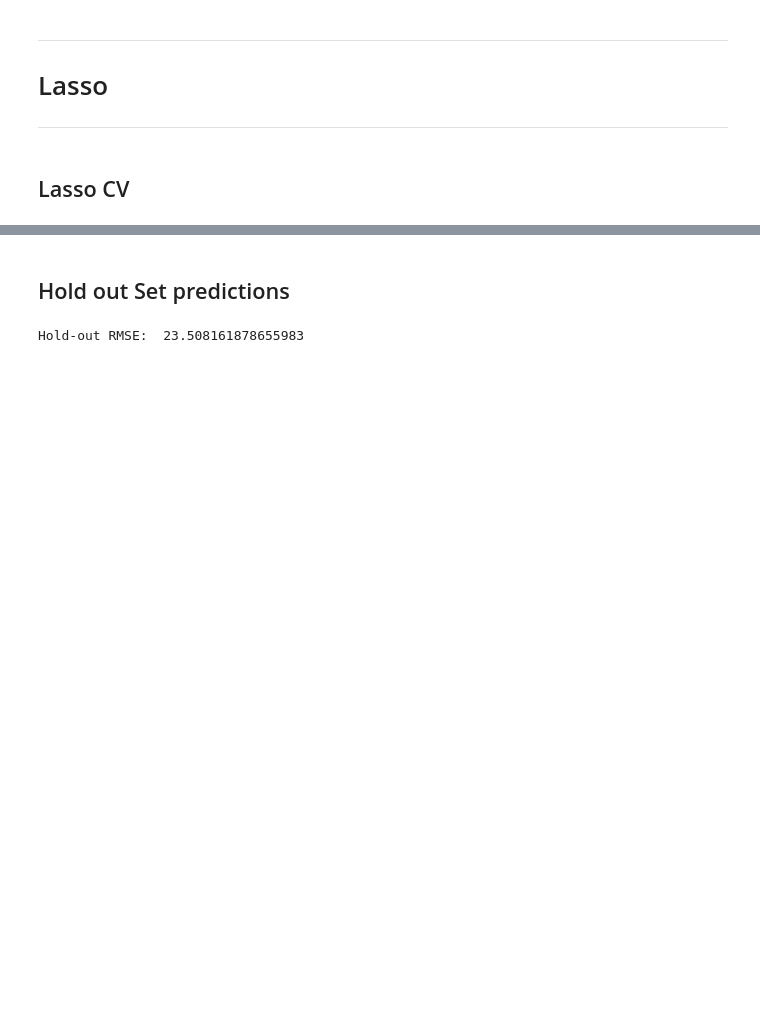
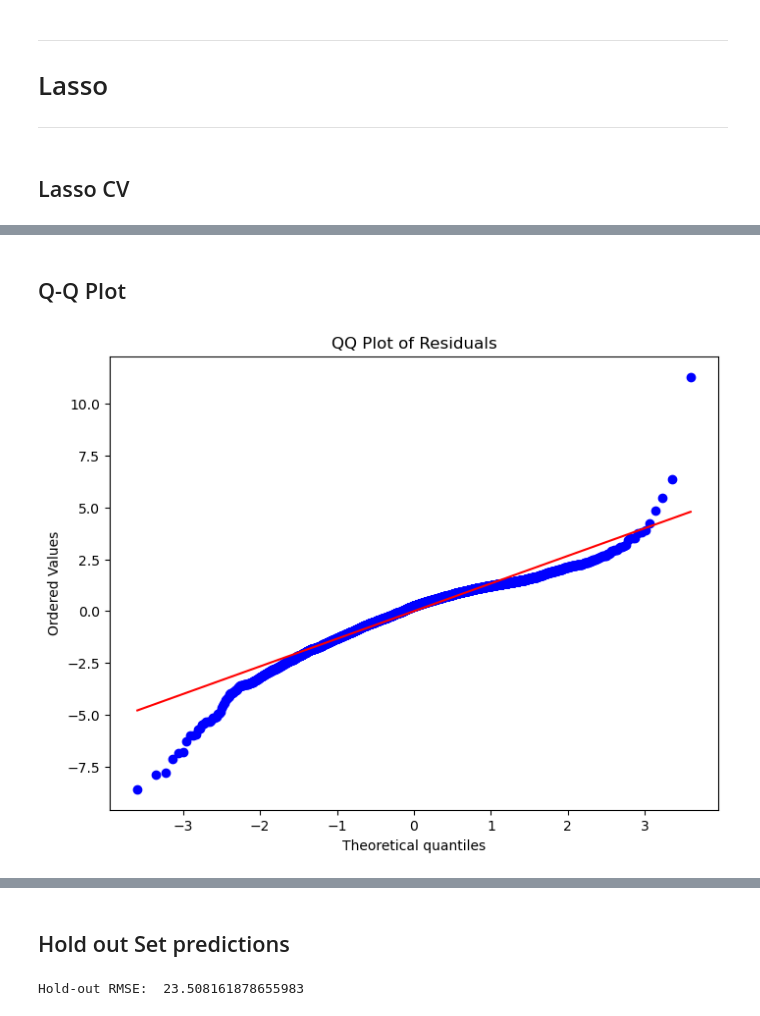
Before and after one commit to joeyhdz/super_conductor-regression, a Jupyter notebook: superconductor.ipynb, the cells around one changed output, grey strips where cells are left out. Drawn from its saved outputs; the diff is of its cells as text; code cells hidden in the pictures; blank space fills up the shorter version.

```diff
--- a/superconductor.ipynb
+++ b/superconductor.ipynb
@@ -239,0 +256,11 @@ Cross-Validation RMSE using cross_val_predict 17.615726908951018
+# %% [markdown]
+## Q-Q Plot
+# %%
+import scipy.stats as stats
+# 2. QQ Plot
+plt.figure(figsize=(8, 6))
+stats.probplot(y_train - cv_predictions, dist="norm", plot=plt)
+plt.title('QQ Plot of Residuals')
+plt.show()
+# %% [output]
+[figure, added]
```
Also changed, not shown: parts of 35 cells of this notebook.
